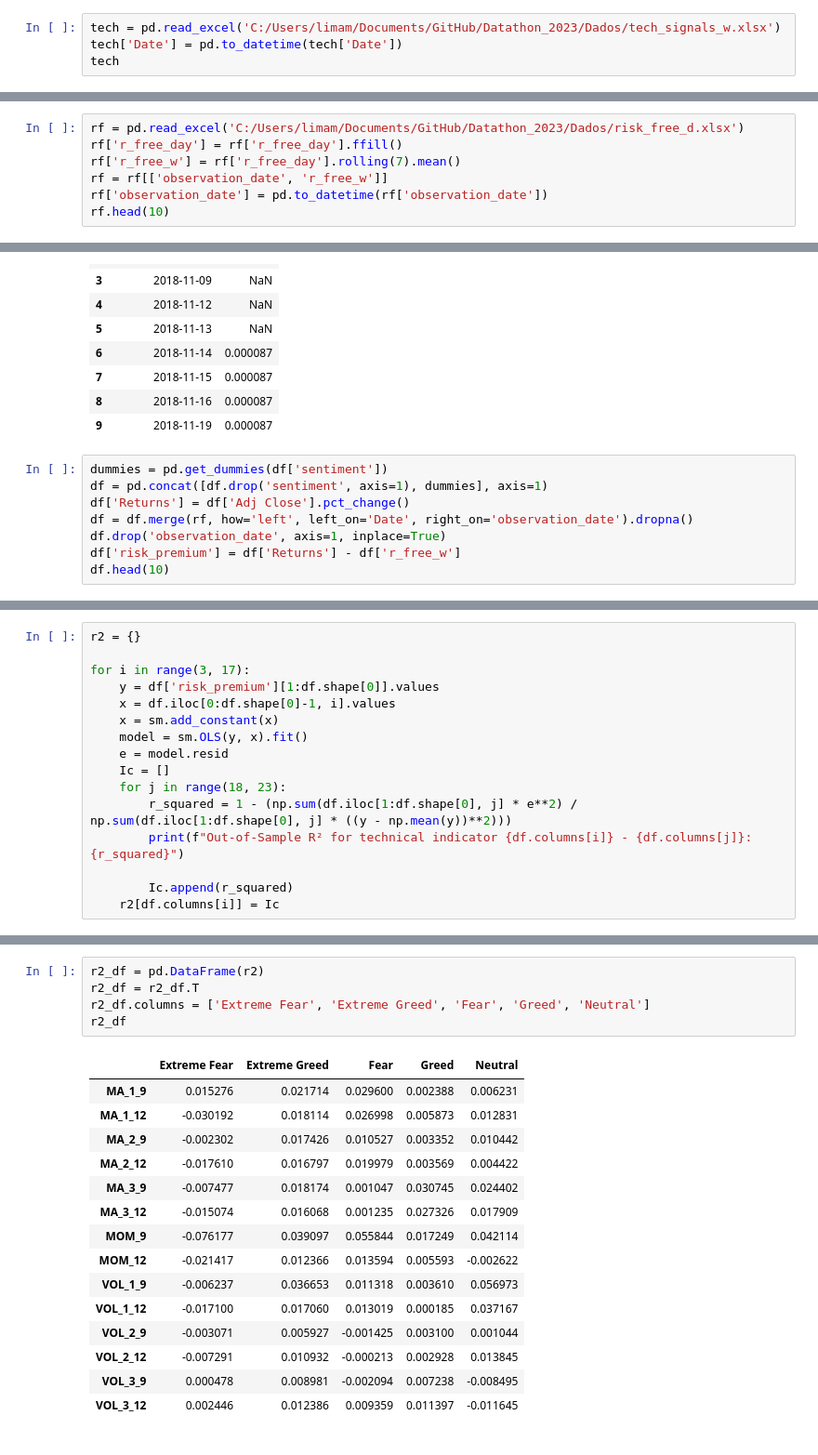
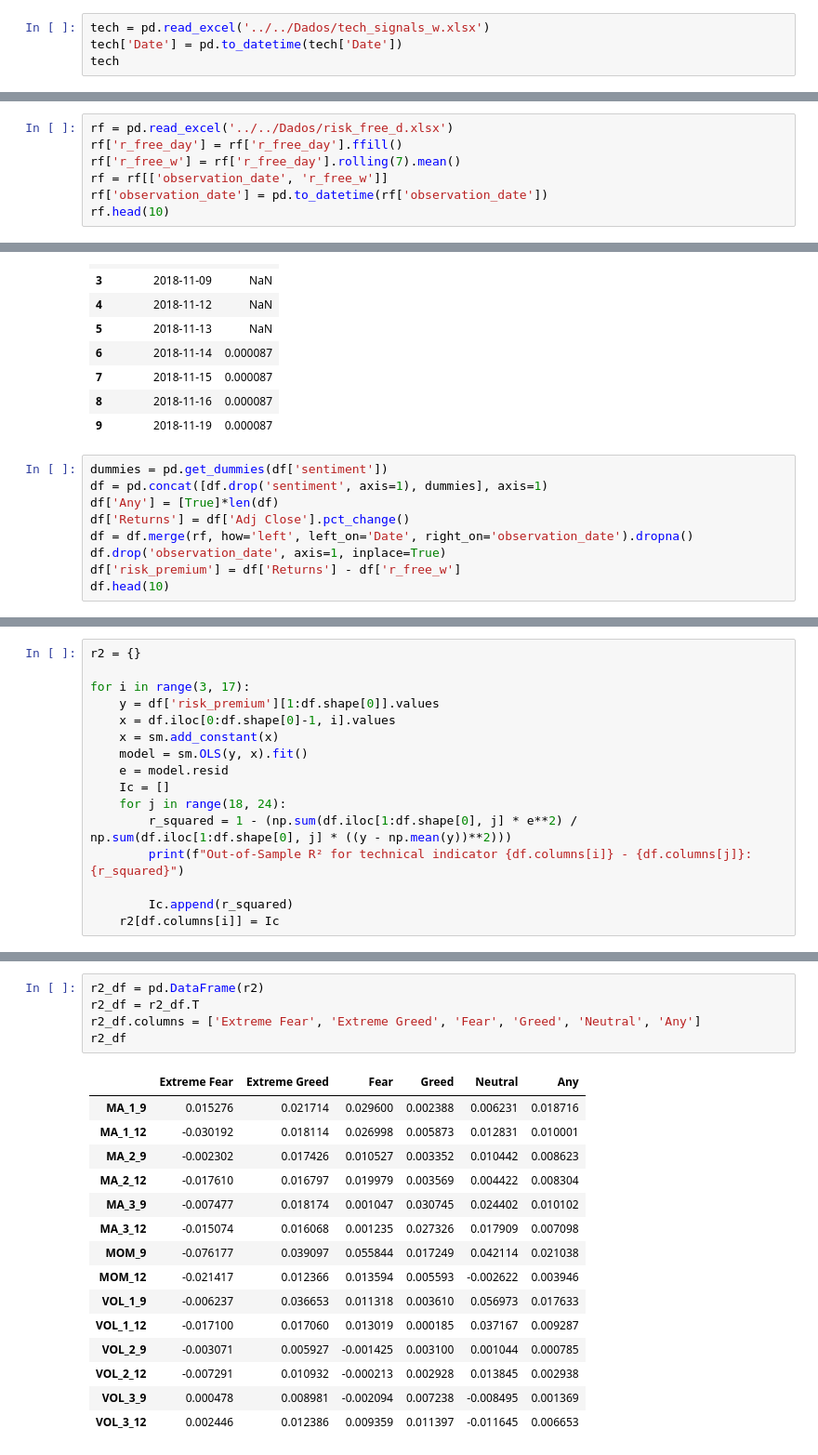
Before and after one commit to Matias-Lima/Datathon, a Jupyter notebook: Code/Python/R-squared disentangled_news_5.ipynb, the cells around one changed output, grey strips where cells are left out. Shown at 93% size. Cells and saved outputs as stored; diff of their text form.

```diff
--- a/Code/Python/R-squared disentangled_news_5.ipynb
+++ b/Code/Python/R-squared disentangled_news_5.ipynb
@@ -67,7 +67,7 @@ fg
 | 2023-06-30 | 57.099674 | 60.242515 | Greed |
 1965 rows × 3 columns
 # %%
-tech = pd.read_excel('C:/Users/limam/Documents/GitHub/Datathon_2023/Dados/tech_signals_w.xlsx')
+tech = pd.read_excel('../../Dados/tech_signals_w.xlsx')
 tech['Date'] = pd.to_datetime(tech['Date'])
 tech
 # %% [output]
@@ -104,7 +104,7 @@ df
 | 434 | 2023-06-26 | 30620.769531 | 106681707513 | 1 | 1 | 1 | 1 | 1 | 1 | 1 | 1 | ... |
 278 rows × 19 columns
 # %%
-rf = pd.read_excel('C:/Users/limam/Documents/GitHub/Datathon_2023/Dados/risk_free_d.xlsx')
+rf = pd.read_excel('../../Dados/risk_free_d.xlsx')
 rf['r_free_day'] = rf['r_free_day'].ffill()
 rf['r_free_w'] = rf['r_free_day'].rolling(7).mean()
 rf = rf[['observation_date', 'r_free_w']]
@@ -125,6 +125,7 @@ rf.head(10)
 # %%
 dummies = pd.get_dummies(df['sentiment'])
 df = pd.concat([df.drop('sentiment', axis=1), dummies], axis=1)
+df['Any'] = [True]*len(df)
 df['Returns'] = df['Adj Close'].pct_change()
 df = df.merge(rf, how='left', left_on='Date', right_on='observation_date').dropna()
 df.drop('observation_date', axis=1, inplace=True)
@@ -152,7 +153,7 @@ for i in range(3, 17):
     model = sm.OLS(y, x).fit()
     e = model.resid
     Ic = []
-    for j in range(18, 23):
+    for j in range(18, 24):
         r_squared = 1 - (np.sum(df.iloc[1:df.shape[0], j] * e**2) / np.sum(df.iloc[1:df.shape[0], j] * ((y - np.mean(y))**2)))
         print(f"Out-of-Sample R² for technical indicator {df.columns[i]} - {df.columns[j]}: {r_squared}")
 
@@ -165,21 +180,21 @@ len(x)
 # %%
 r2_df = pd.DataFrame(r2)
 r2_df = r2_df.T
-r2_df.columns = ['Extreme Fear', 'Extreme Greed', 'Fear', 'Greed', 'Neutral']
+r2_df.columns = ['Extreme Fear', 'Extreme Greed', 'Fear', 'Greed', 'Neutral', 'Any']
 r2_df
 # %% [output]
-|  | Extreme Fear | Extreme Greed | Fear | Greed | Neutral |
-| MA_1_9 | 0.015276 | 0.021714 | 0.029600 | 0.002388 | 0.006231 |
-| MA_1_12 | -0.030192 | 0.018114 | 0.026998 | 0.005873 | 0.012831 |
-| MA_2_9 | -0.002302 | 0.017426 | 0.010527 | 0.003352 | 0.010442 |
-| MA_2_12 | -0.017610 | 0.016797 | 0.019979 | 0.003569 | 0.004422 |
-| MA_3_9 | -0.007477 | 0.018174 | 0.001047 | 0.030745 | 0.024402 |
-| MA_3_12 | -0.015074 | 0.016068 | 0.001235 | 0.027326 | 0.017909 |
-| MOM_9 | -0.076177 | 0.039097 | 0.055844 | 0.017249 | 0.042114 |
-| MOM_12 | -0.021417 | 0.012366 | 0.013594 | 0.005593 | -0.002622 |
-| VOL_1_9 | -0.006237 | 0.036653 | 0.011318 | 0.003610 | 0.056973 |
-| VOL_1_12 | -0.017100 | 0.017060 | 0.013019 | 0.000185 | 0.037167 |
-| VOL_2_9 | -0.003071 | 0.005927 | -0.001425 | 0.003100 | 0.001044 |
-| VOL_2_12 | -0.007291 | 0.010932 | -0.000213 | 0.002928 | 0.013845 |
-| VOL_3_9 | 0.000478 | 0.008981 | -0.002094 | 0.007238 | -0.008495 |
-| VOL_3_12 | 0.002446 | 0.012386 | 0.009359 | 0.011397 | -0.011645 |
+|  | Extreme Fear | Extreme Greed | Fear | Greed | Neutral | Any |
+| MA_1_9 | 0.015276 | 0.021714 | 0.029600 | 0.002388 | 0.006231 | 0.018716 |
+| MA_1_12 | -0.030192 | 0.018114 | 0.026998 | 0.005873 | 0.012831 | 0.010001 |
+| MA_2_9 | -0.002302 | 0.017426 | 0.010527 | 0.003352 | 0.010442 | 0.008623 |
+| MA_2_12 | -0.017610 | 0.016797 | 0.019979 | 0.003569 | 0.004422 | 0.008304 |
+| MA_3_9 | -0.007477 | 0.018174 | 0.001047 | 0.030745 | 0.024402 | 0.010102 |
+| MA_3_12 | -0.015074 | 0.016068 | 0.001235 | 0.027326 | 0.017909 | 0.007098 |
+| MOM_9 | -0.076177 | 0.039097 | 0.055844 | 0.017249 | 0.042114 | 0.021038 |
+| MOM_12 | -0.021417 | 0.012366 | 0.013594 | 0.005593 | -0.002622 | 0.003946 |
+| VOL_1_9 | -0.006237 | 0.036653 | 0.011318 | 0.003610 | 0.056973 | 0.017633 |
+| VOL_1_12 | -0.017100 | 0.017060 | 0.013019 | 0.000185 | 0.037167 | 0.009287 |
+| VOL_2_9 | -0.003071 | 0.005927 | -0.001425 | 0.003100 | 0.001044 | 0.000785 |
+| VOL_2_12 | -0.007291 | 0.010932 | -0.000213 | 0.002928 | 0.013845 | 0.002938 |
+| VOL_3_9 | 0.000478 | 0.008981 | -0.002094 | 0.007238 | -0.008495 | 0.001369 |
+| VOL_3_12 | 0.002446 | 0.012386 | 0.009359 | 0.011397 | -0.011645 | 0.006653 |
```
Also changed, not shown: parts of 5 cells of this notebook, 2 other files.
